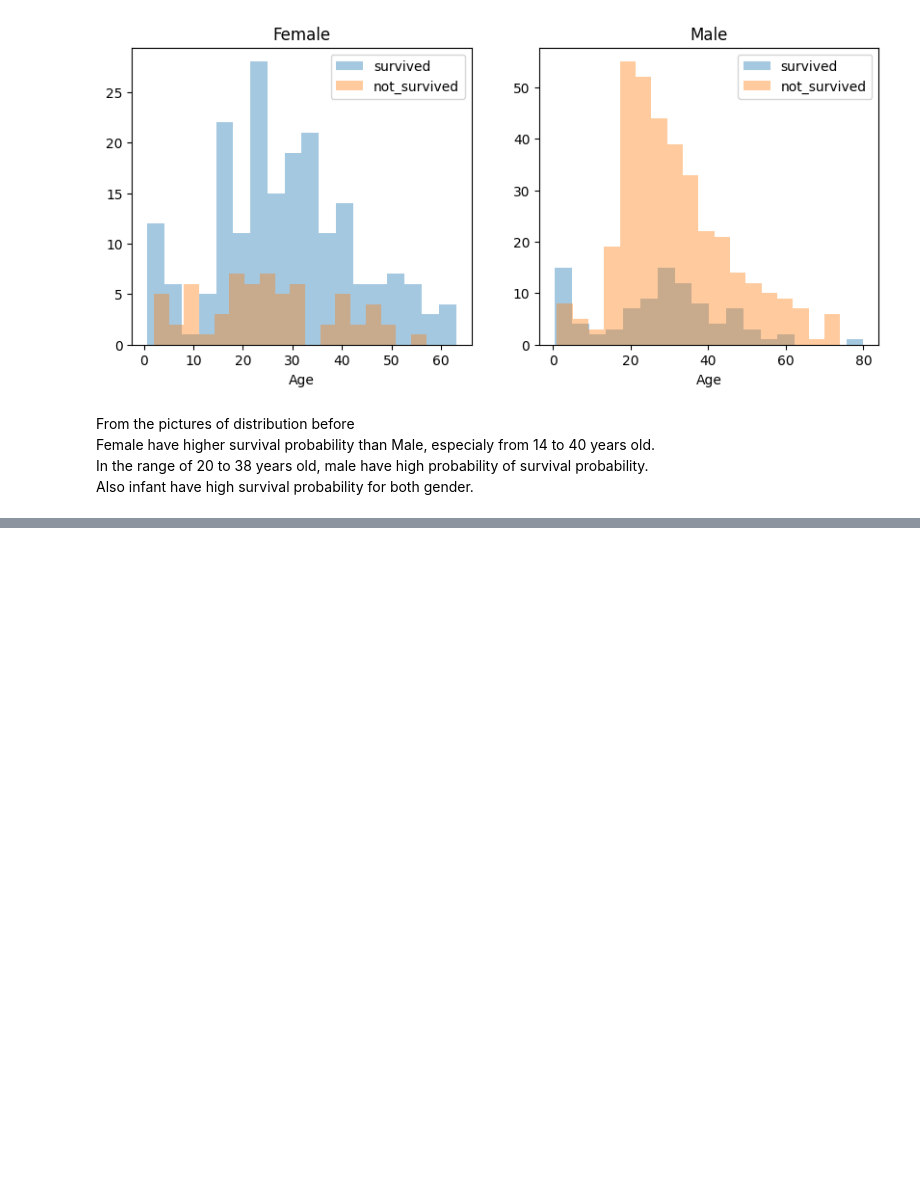
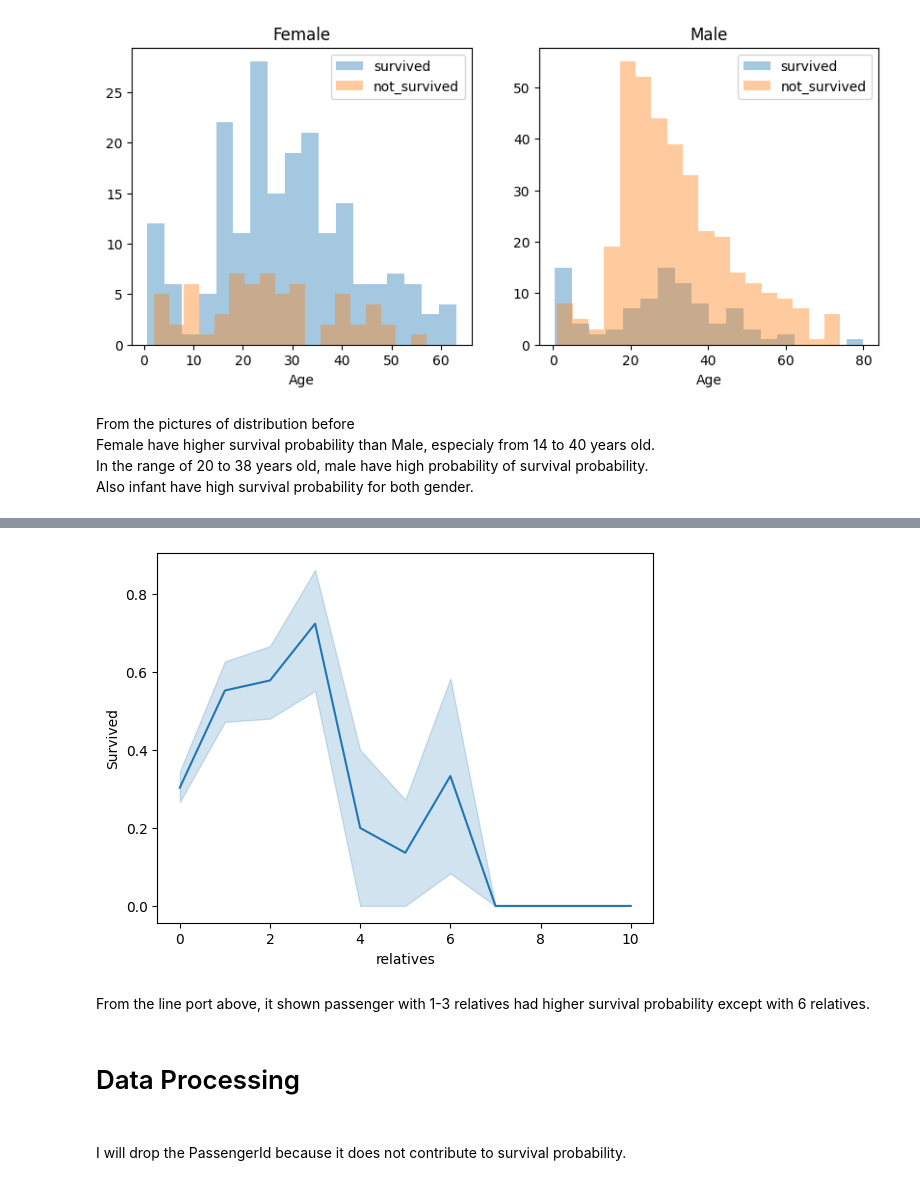
Before and after one commit to classicon6t6/titanic, a Jupyter notebook: titanic.ipynb, the cells around one changed output, grey strips where cells are left out. Drawn from its saved outputs; the diff is of its cells as text; code cells hidden in the pictures; blank space fills up the shorter version.

```diff
--- a/titanic.ipynb
+++ b/titanic.ipynb
@@ -198,0 +213,10 @@ FacetGrid.add_legend()
+# %%
+axes = sns.lineplot(data = train_df, x='relatives',y='Survived')
+# %% [output]
+[figure, added]
+# %% [markdown]
+From the line port above, it shown passenger with 1-3 relatives had higher survival probability except with 6 relatives.
+# %% [markdown]
+<h1> Data Processing <h1>
+# %% [markdown]
+I will drop the PassengerId because it does not contribute to survival probability.
```
Also changed, not shown: parts of 19 cells of this notebook.
